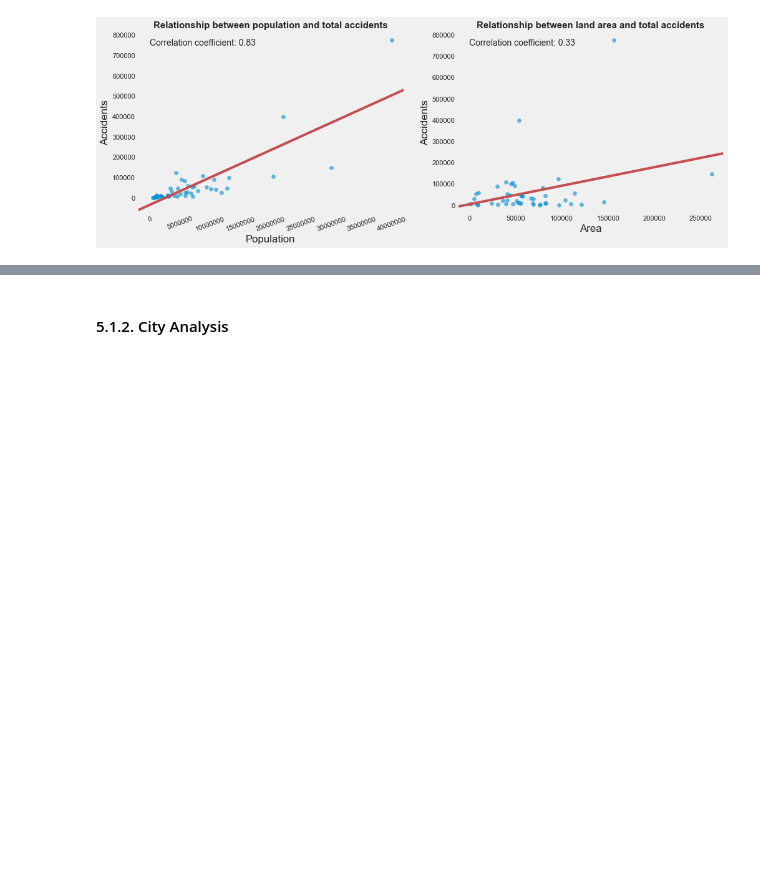
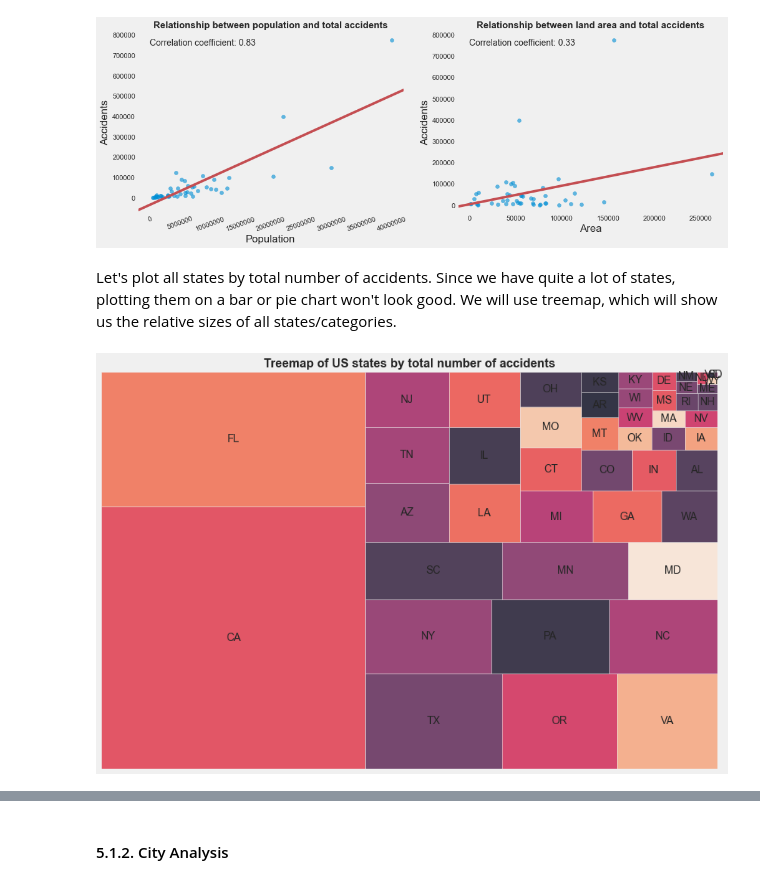
Before and after one commit to lyubol/Exploratory-Data-Analysis, a Jupyter notebook: EDA - US Accidents/US Accidents-checkpoint.ipynb, the cells around one changed output, grey strips where cells are left out. Cells and saved outputs as stored; diff of their text form; code cells hidden in the pictures; blank space fills up the shorter version.

```diff
--- a/EDA - US Accidents/US Accidents-checkpoint.ipynb
+++ b/EDA - US Accidents/US Accidents-checkpoint.ipynb
@@ -868,6 +858,17 @@ plt.text(0, 750000, f"Correlation coefficient: {round(area.corr(total), 2)}")
 plt.show()
 # %% [output]
 [figure]
+# %% [markdown]
+Let's plot all states by total number of accidents. Since we have quite a lot of states, plotting them on a bar or pie chart won't look good. We will use treemap, which will show us the relative sizes of all states/categories.
+# %%
+plt.figure(figsize=(13, 9))
+
+squarify.plot(sizes=df_top_states_enriched["Total"], label=df_top_states_enriched["Abbreviation_y"], alpha=.8 )
+plt.axis('off')
+plt.title("Treemap of US states by total number of accidents", fontsize=16, fontweight="bold")
+plt.show()
+# %% [output]
+[figure, added]
 # %%
 # define the path to the shape file and read it
 shape_path = "C:/Users/L_L/Documents/GitHub Repositories/Exploratory-Data-Analysis/EDA - US Accidents/Shapefiles/cb_2018_us_state_500k.shp"
```
Also changed, not shown: parts of 29 cells of this notebook.
